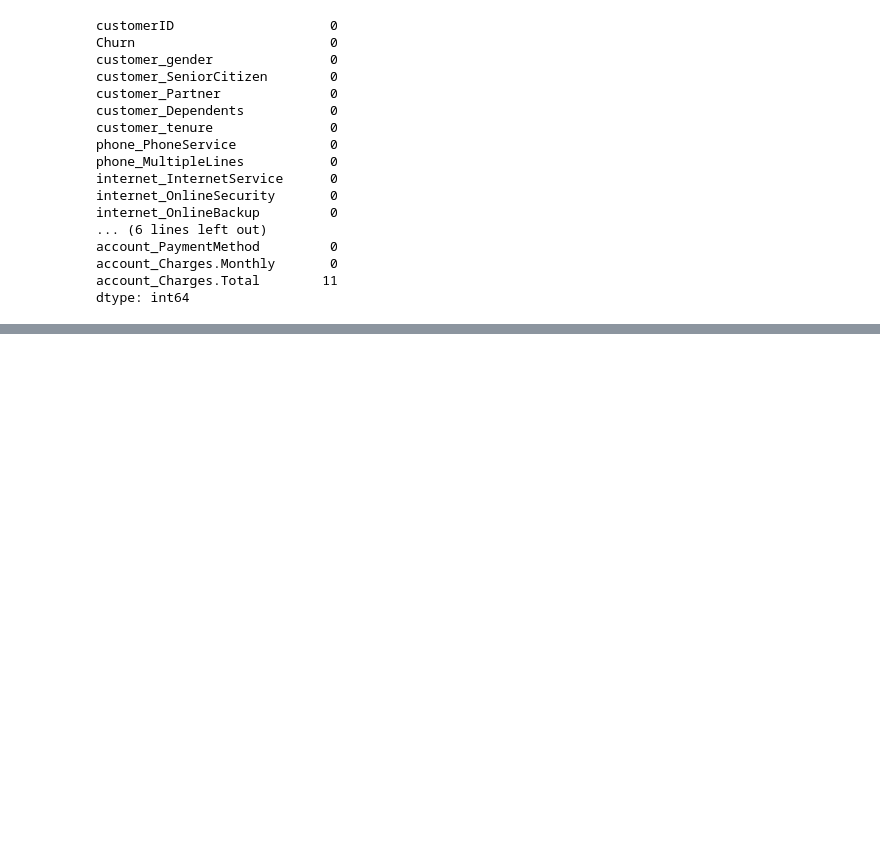
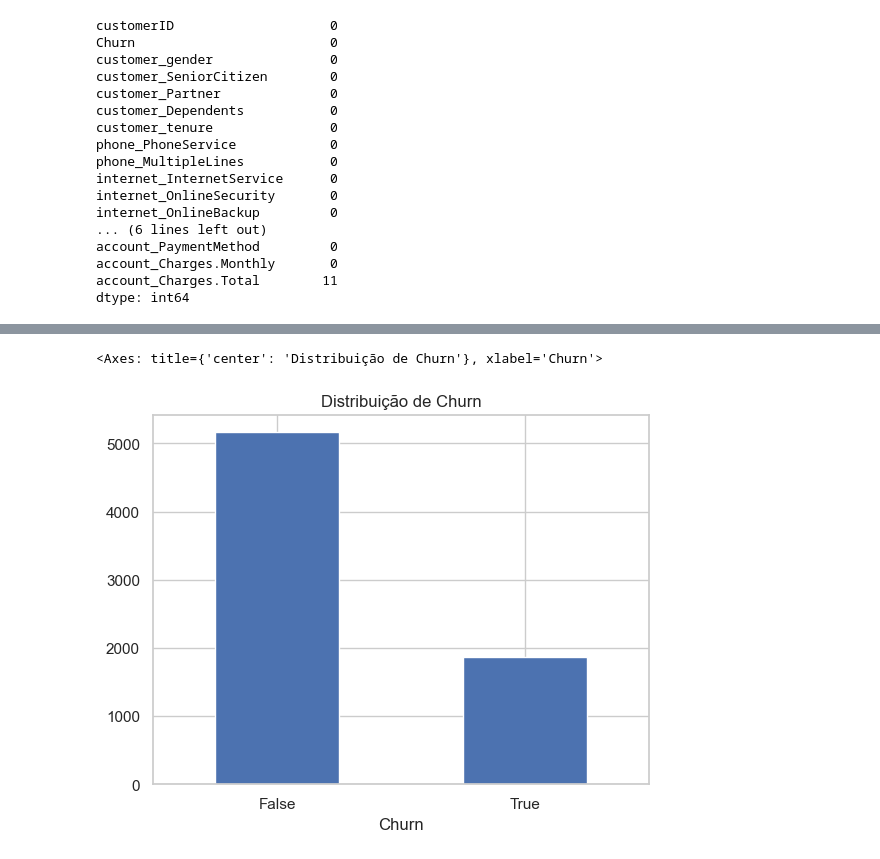
Before and after one commit to KattyL/TelecomX-Katturyn, a Jupyter notebook: TelecomX_BR.ipynb, the cells around one changed output, grey strips where cells are left out. Drawn from its saved outputs; the diff is of its cells as text; code cells hidden in the pictures; blank space fills up the shorter version.

```diff
--- a/TelecomX_BR.ipynb
+++ b/TelecomX_BR.ipynb
@@ -150,0 +231,9 @@ dtype: int64
+# %%
+colunas_categoricas = ['customer_gender', 'customer_Partner', 'customer_Dependents',
+            'phone_PhoneService', 'phone_MultipleLines', 'internet_InternetService',
+            'internet_OnlineSecurity', 'internet_OnlineBackup', 'internet_DeviceProtection',
+            'internet_TechSupport', 'internet_StreamingTV', 'internet_StreamingMovies',
+            'account_PaperlessBilling', 'account_PaymentMethod']
+
+for col in colunas_categoricas:
+    df[col] = df[col].astype('category')
@@ -150,0 +250,5 @@ dtype: int64
+# %%
+df['Churn'] = df['Churn'].map({'Yes':1, 'No':0})
+df['customer_SeniorCitizen'] = df['customer_SeniorCitizen'].astype(bool)
+# %%
+df['Churn'] = df['Churn'].astype(bool)
@@ -150,0 +345,13 @@ dtype: int64
+# %%
+df['account_PaymentMethod'] = df['account_PaymentMethod'].replace({
+    'Mailed check': 'Cheque enviado',
+    'Electronic check': 'Cheque eletrônico',
+    'Credit card (automatic)': 'Cartão de crédito (automático)',
+    'Bank transfer (automatic)': 'Transferência bancária (automática)'
+})
+# %%
+sns.set(style="whitegrid")
+df['Churn'].value_counts().plot(kind='bar', title='Distribuição de Churn', rot=0)
+# %% [output]
+<Axes: title={'center': 'Distribuição de Churn'}, xlabel='Churn'>
+[figure, added]
```
Also changed, not shown: parts of 33 cells of this notebook, 1 other file.
